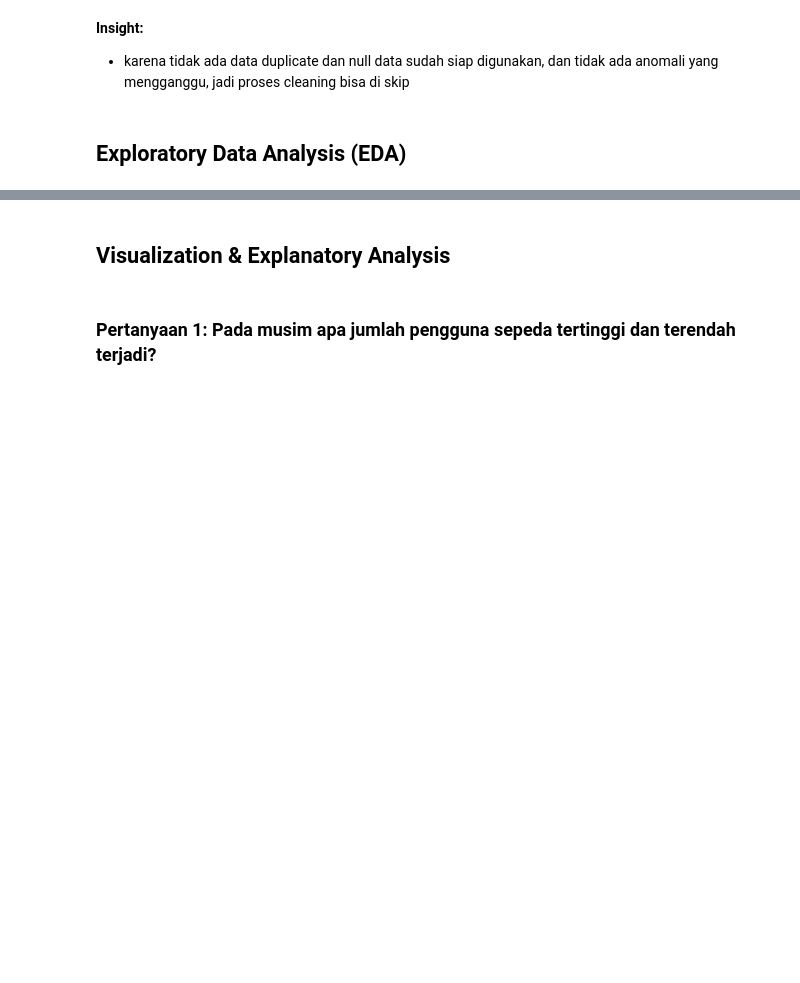
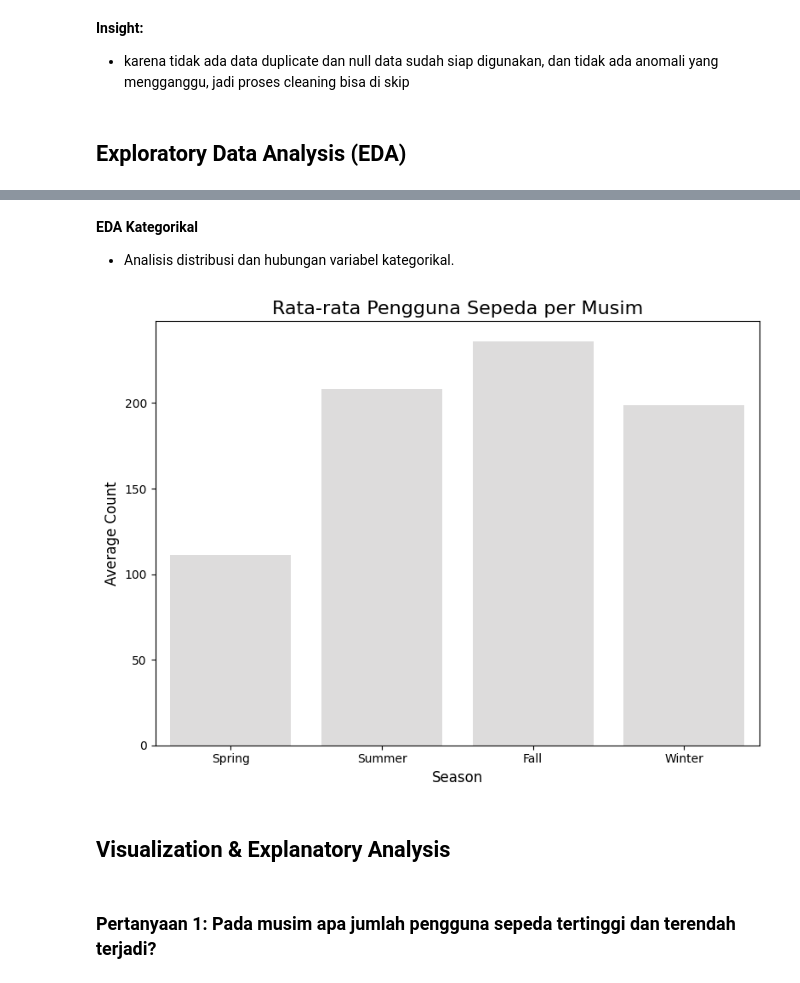
Before and after one commit to SamsulAripin77/submission_dicoding_data_analis_bike_sharing, a Jupyter notebook: notebook.ipynb, the cells around one changed output, grey strips where cells are left out. Cells and saved outputs as stored; diff of their text form; code cells hidden in the pictures; blank space fills up the shorter version.

```diff
--- a/notebook.ipynb
+++ b/notebook.ipynb
@@ -158,3 +297,19 @@ dtype: int64
+# %% [markdown]
+**EDA Kategorikal**
+- Analisis distribusi dan hubungan variabel kategorikal.
+# %%
+season_labels = {1: "Spring", 2: "Summer", 3: "Fall", 4: "Winter"}
+bike_hour['season_label'] = bike_hour['season'].map(season_labels)
+
+plt.figure(figsize=(8, 6))
+sns.barplot(data=bike_hour, x='season_label', y='cnt', estimator='mean', errorbar=None, palette='coolwarm', hue=1, legend=False)
+plt.title('Rata-rata Pengguna Sepeda per Musim', fontsize=16)
+plt.xlabel('Season', fontsize=12)
+plt.ylabel('Average Count', fontsize=12)
+plt.tight_layout()
+plt.show()
+# %% [output]
+[figure, added]
 # %% [markdown]
 ## Visualization & Explanatory Analysis
 # %% [markdown]
```
Also changed, not shown: parts of 34 cells of this notebook.
